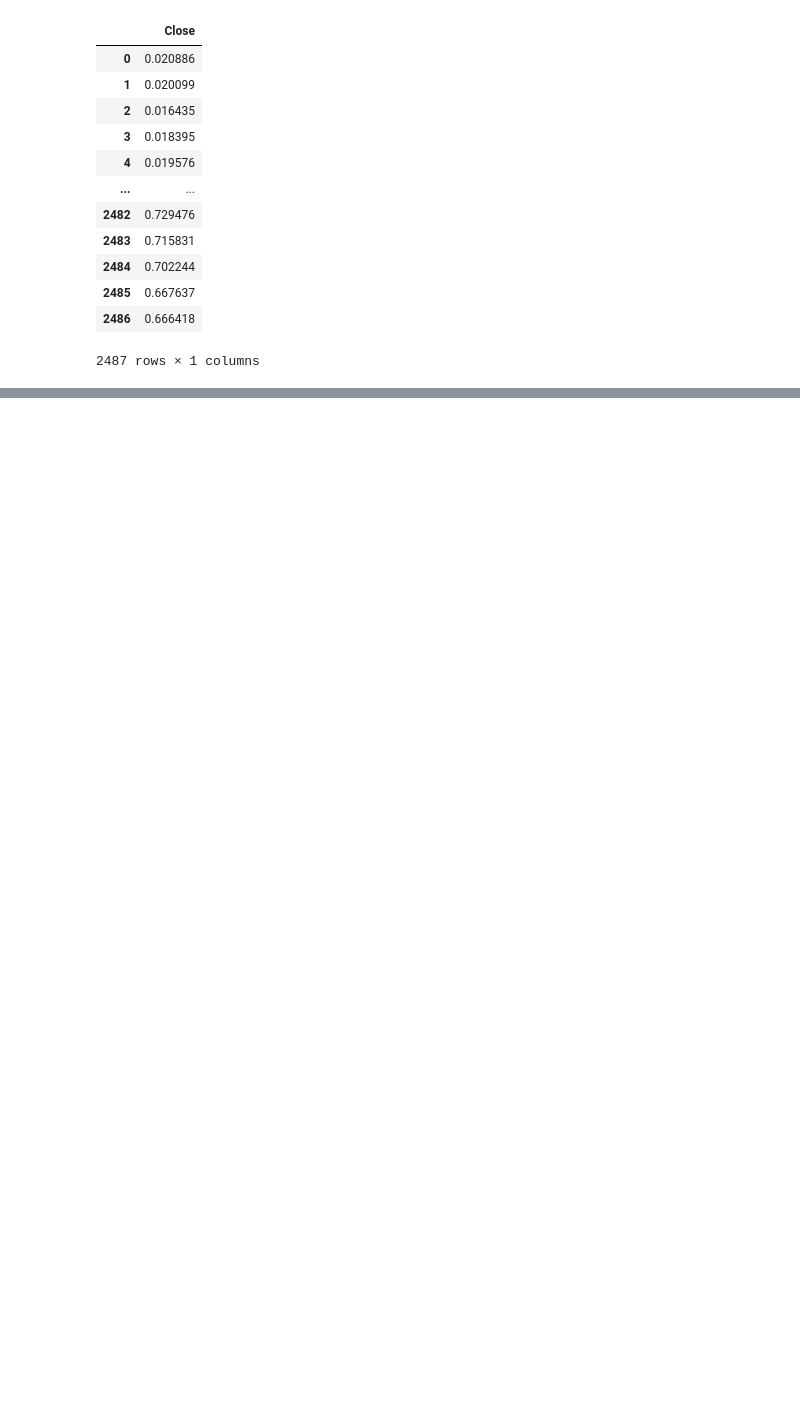
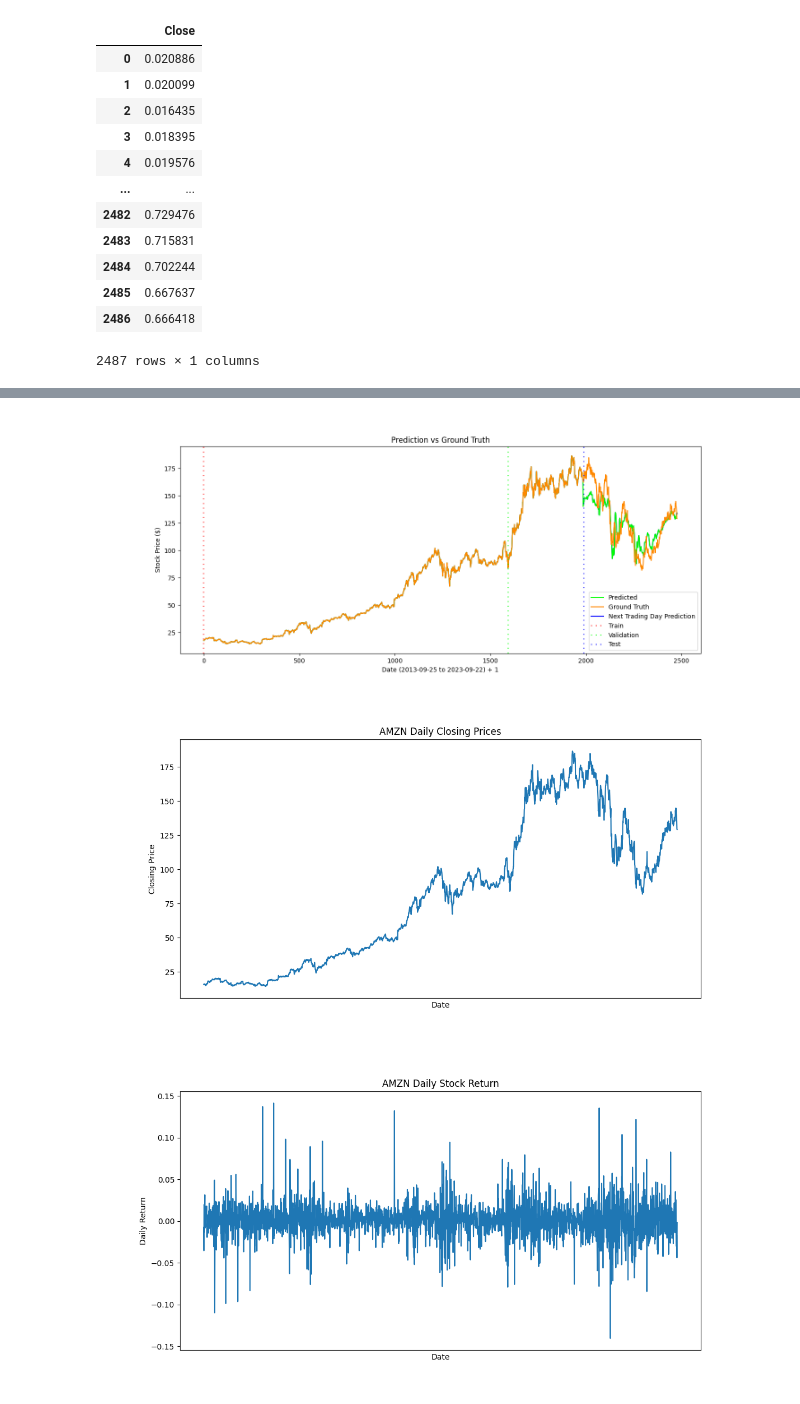
Before and after one commit to harshavb/trading-research, a Jupyter notebook: TechnicalAnalysis/TA_Transformer.ipynb, the cells around one changed output, grey strips where cells are left out. Drawn from its saved outputs; the diff is of its cells as text; code cells hidden in the pictures; blank space fills up the shorter version.

```diff
--- a/TechnicalAnalysis/TA_Transformer.ipynb
+++ b/TechnicalAnalysis/TA_Transformer.ipynb
@@ -552,4 +734,0 @@ def plot_daily_close():
-# %%
-df_copy['Daily_Return'] = df_copy['Close'].pct_change()
-df_copy.dropna(inplace=True)
-df_copy
@@ -782,0 +763,16 @@ plot_daily_returns()
+# %%
+model = build_model(
+    x_train_sw,
+    sliding_window_size,
+    head_size=512,
+    num_heads=16,
+    ff_dim=8,
+    num_transformer_blocks=8,
+    mlp_units=[512],
+    mlp_dropout=0.05,
+    dropout=0.05
+    )
+model = compile_model(model)
+
+model, history = train_model(model, get_model_callbacks(), x_train_sw, y_train_sw, train_validation_split, epochs=50, batch_size=128)
+evaluate_model(model, x_test_sw, y_test_sw)
@@ -782,0 +797,3 @@ plot_daily_returns()
+# %%
+predicted_values = perform_model_predictions(model, x_test_sw, y_remaining)
+calculate_rmse(y_test_sw, predicted_values[:-1])
@@ -782,0 +803,23 @@ plot_daily_returns()
+# %%
+predicted_x_axis, ground_truth_x_axis = prepare_x_axis_prediction_ground_truth(y_train_sw, y_test_sw, predicted_values)
+# %%
+plot_prediction_vs_gt(scaler, predicted_x_axis, ground_truth_x_axis, start_date, end_date, train_data_len, train_validation_split)
+plot_daily_close(df_copy, ticker)
+plot_daily_returns(df_copy, ticker)
+plot_loss_chart(history)
+
+(correct, incorrect, under, over,
+        correct_upwards_under, correct_upwards_over, correct_downwards_under, correct_downwards_over,
+        incorrect_upwards_under, incorrect_upwards_over, incorrect_downwards_under, incorrect_downwards_over
+        ) = calculate_pie_chart_values(y_test_sw, predicted_values, tolerance_percent=tolerance_percent)
+
+plot_pie_categories(
+        tolerance_percent,
+        correct_upwards_under, correct_downwards_under, incorrect_upwards_under, incorrect_downwards_under,
+        correct_upwards_over, correct_downwards_over, incorrect_upwards_over, incorrect_downwards_over)
+plot_pie_correctness(correct, incorrect)
+plot_pie_tolerance(tolerance_percent, under, over)
+# %% [output]
+[figure, added]
+[figure, added]
+[figure, added]
```
Also changed, not shown: parts of 124 cells of this notebook.
